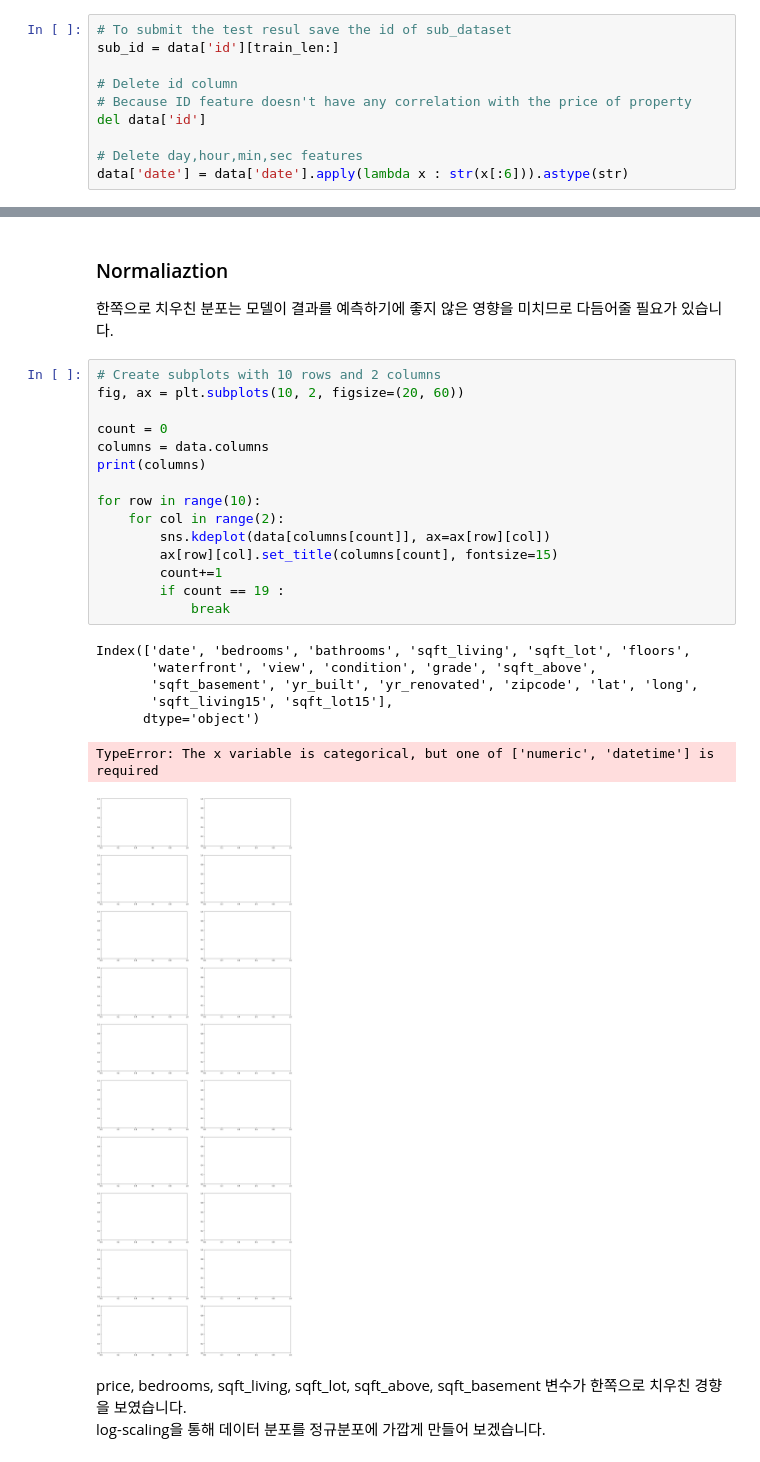
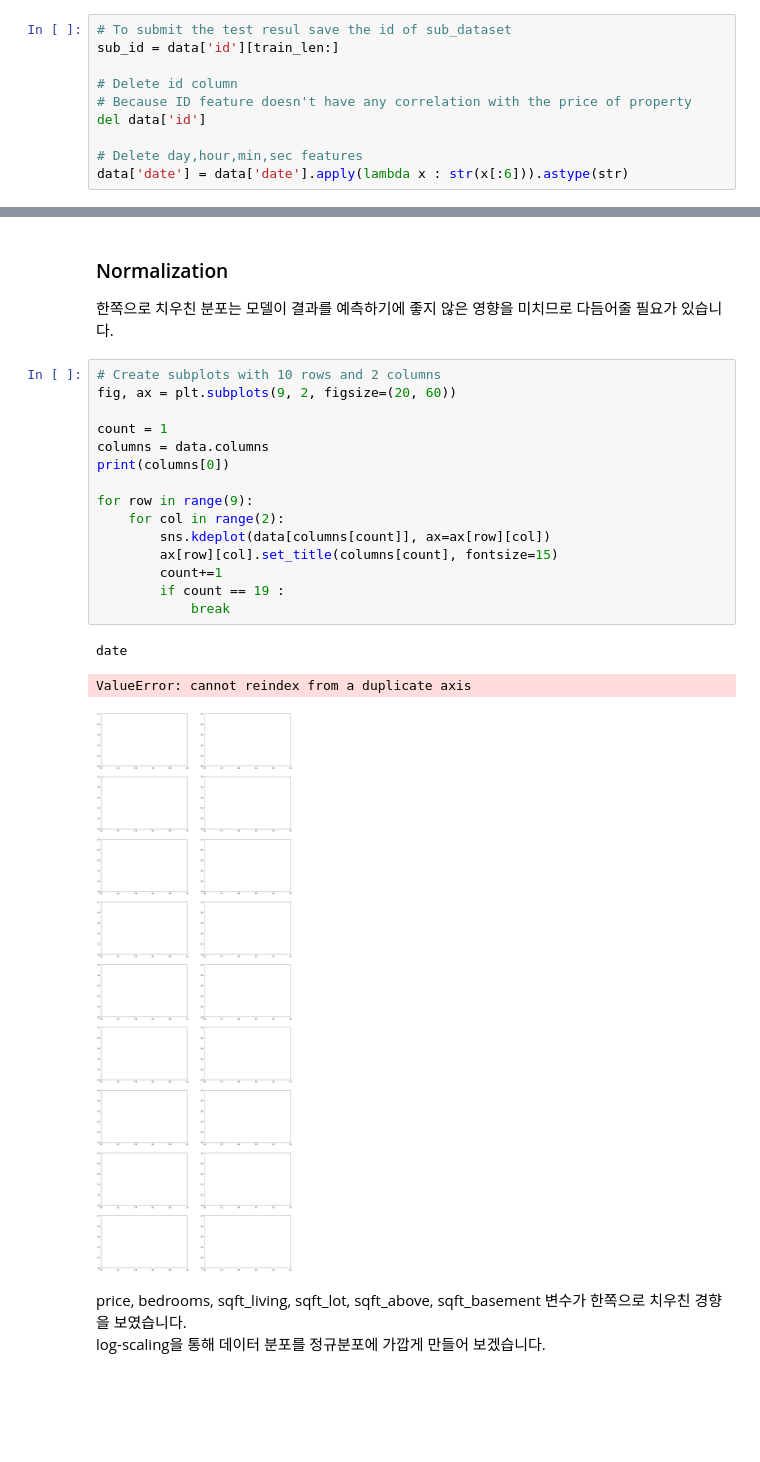
Before and after one commit to minsung6333/AIFEL_Quest, a Jupyter notebook: Exploration_02/2019-ml-month-2nd-baseline.ipynb, the cells around one changed output, grey strips where cells are left out. Drawn from its saved outputs; the diff is of its cells as text; blank space fills up the shorter version.

```diff
--- a/Exploration_02/2019-ml-month-2nd-baseline.ipynb
+++ b/Exploration_02/2019-ml-month-2nd-baseline.ipynb
@@ -189,29 +180,25 @@ data.head()
 # %% [markdown]
-### Normaliaztion
+### Normalization
 한쪽으로 치우친 분포는 모델이 결과를 예측하기에 좋지 않은 영향을 미치므로 다듬어줄 필요가 있습니다.
 # %%
 # Create subplots with 10 rows and 2 columns
-fig, ax = plt.subplots(10, 2, figsize=(20, 60))
+fig, ax = plt.subplots(9, 2, figsize=(20, 60))
 
-count = 0
+count = 1
 columns = data.columns
-print(columns)
+print(columns[0])
 
-for row in range(10):
+for row in range(9):
     for col in range(2):
         sns.kdeplot(data[columns[count]], ax=ax[row][col])
         ax[row][col].set_title(columns[count], fontsize=15)
         count+=1
         if count == 19 :
             break
 # %% [output]
-Index(['date', 'bedrooms', 'bathrooms', 'sqft_living', 'sqft_lot', 'floors',
-       'waterfront', 'view', 'condition', 'grade', 'sqft_above',
-       'sqft_basement', 'yr_built', 'yr_renovated', 'zipcode', 'lat', 'long',
-       'sqft_living15', 'sqft_lot15'],
-      dtype='object')
+date
-TypeError: The x variable is categorical, but one of ['numeric', 'datetime'] is required
+ValueError: cannot reindex from a duplicate axis
-[figure, old version]
+[figure, new version]
 # %% [markdown]
 price, bedrooms, sqft_living, sqft_lot, sqft_above, sqft_basement 변수가 한쪽으로 치우친 경향을 보였습니다.<br>
 log-scaling을 통해 데이터 분포를 정규분포에 가깝게 만들어 보겠습니다.
```
Also changed, not shown: parts of 4 cells of this notebook, 5 other files.
